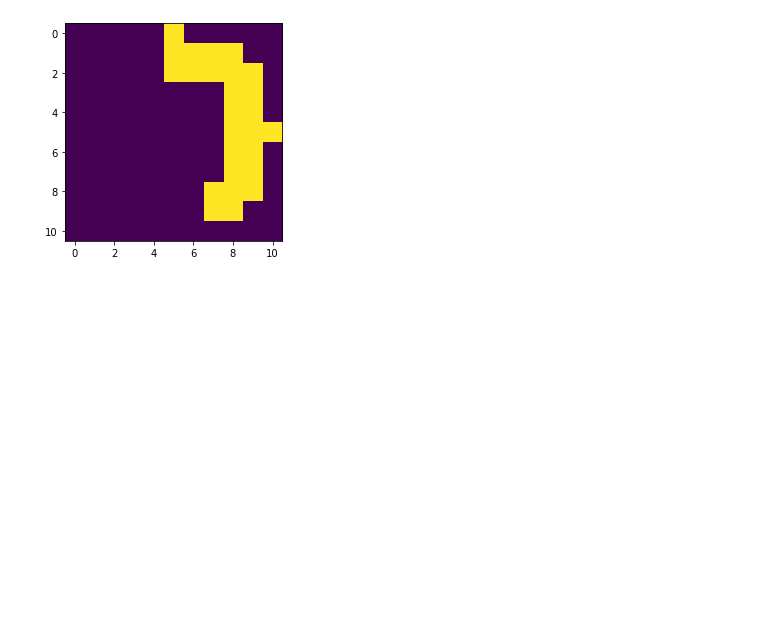
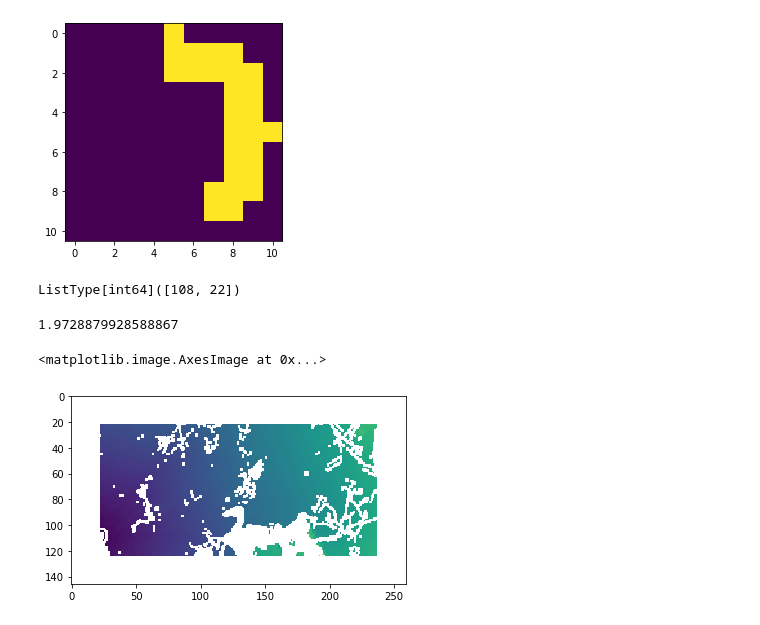
Before and after one commit to NinaWie/PowerPlanner, a Jupyter notebook: notebooks/topological_sort.ipynb, the cells around one changed output. Drawn from its saved outputs; the diff is of its cells as text; code cells hidden in the pictures; blank space fills up the shorter version.

```diff
--- a/notebooks/topological_sort.ipynb
+++ b/notebooks/topological_sort.ipynb
@@ -53,16 +55,17 @@ graph = GRAPH_TYPE(
     instance, instance_corr, graphtool=cfg.GTNX, verbose=cfg.VERBOSE
 )
 
-graph.set_edge_costs(
-    data.layer_classes, data.class_weights, angle_weight=cfg.ANGLE_WEIGHT
-)
 graph.set_shift(
     cfg.PYLON_DIST_MIN,
     cfg.PYLON_DIST_MAX,
     dest_inds - start_inds,
-    cfg.MAX_ANGLE,
+    1.5,
     max_angle_lg=cfg.MAX_ANGLE_LG
 )
+graph.set_edge_costs(
+    data.layer_classes, data.class_weights, angle_weight=cfg.ANGLE_WEIGHT
+)
+
 # add vertices
 graph.add_nodes()
 
@@ -139,0 +89,4 @@ graph.dists.shape
+# %%
+tic = time.time()
+graph.add_edges()
+print("time", time.time()-tic)
@@ -189,0 +220,15 @@ plt.imshow(arr)
+# %%
+stack[-1]
+# %% [output]
+ListType[int64]([108, 22])
+# %%
+tic = time.time()
+add_edges_new(graph, stack[1:])
+print(time.time()-tic)
+# %% [output]
+1.9728879928588867
+# %%
+plt.imshow(np.min(graph.dists,axis=0))
+# %% [output]
+<matplotlib.image.AxesImage at 0x...>
+[figure, added]
```
Also changed, not shown: parts of 23 cells of this notebook, 5 other files.
